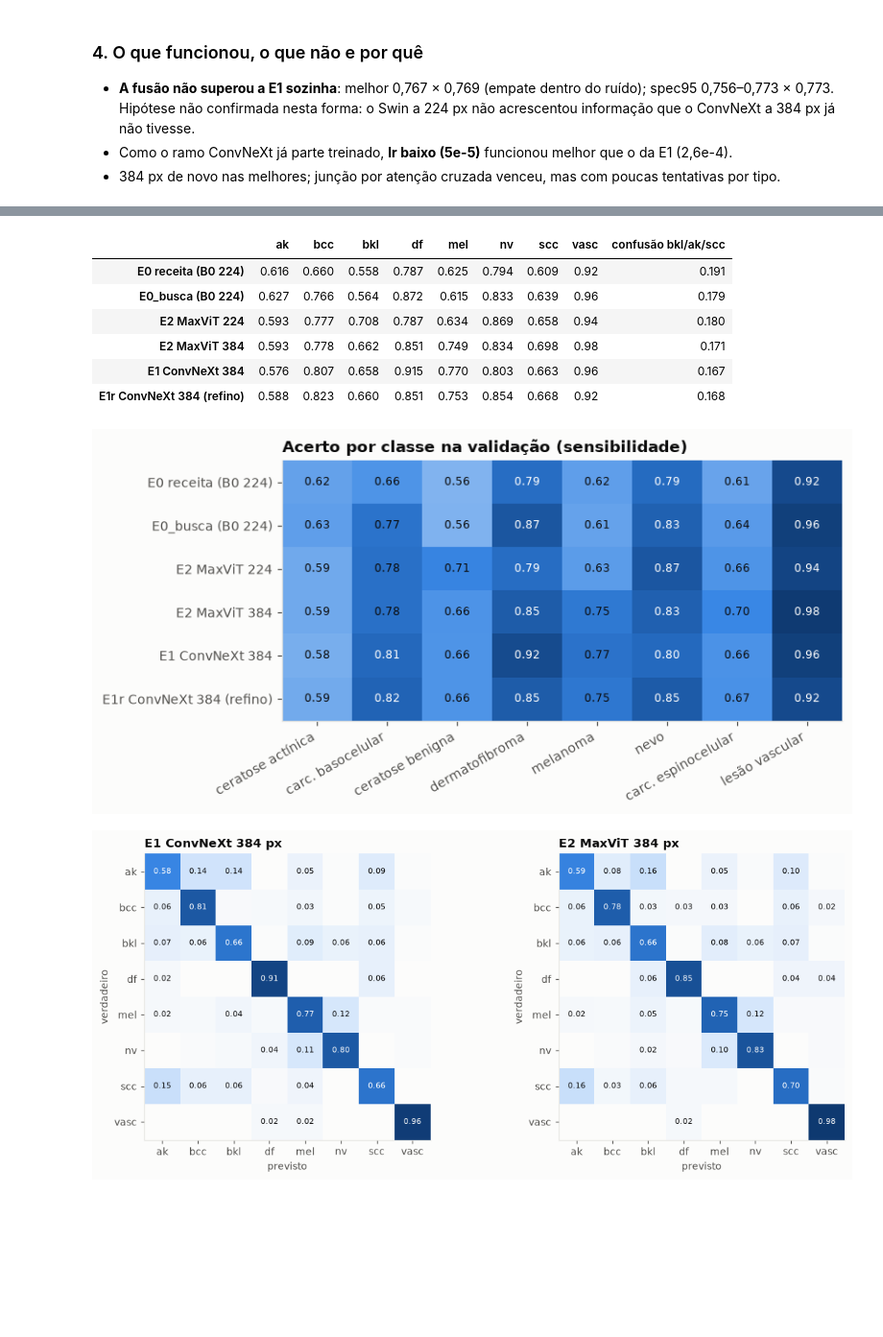
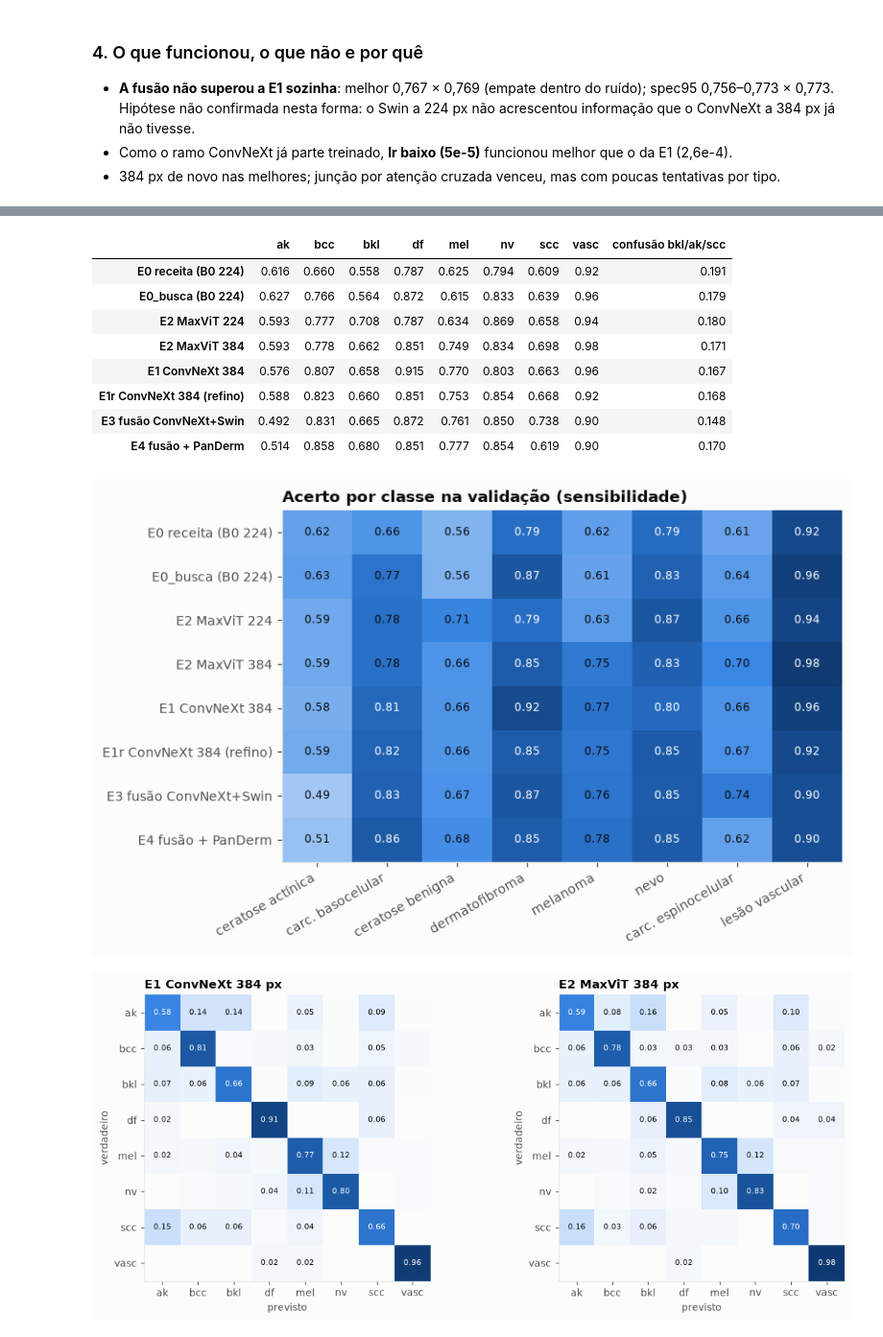
Before and after one commit to felipegava1/ProjetoFinal-InsperAI-FelipeGava-LucasBriones, a Jupyter notebook: notebook_dermatoscopia.ipynb, the cells around one changed output, grey strips where cells are left out. Shown at 96% size. Cells and saved outputs as stored; diff of their text form; code cells hidden in the pictures; blank space fills up the shorter version.

```diff
--- a/notebook_dermatoscopia.ipynb
+++ b/notebook_dermatoscopia.ipynb
@@ -507,16 +638,18 @@ rel.grafico_finais(finais); plt.tight_layout(); plt.show()
 # %%
-tab = rel.recall_por_classe(["E0_final_s42", "E0_busca_final_s42", "E2_final_s42", "E2_384_final_s42", "E1_final_s42", "E1r_final_s42"], ["E0 receita (B0 224)", "E0_busca (B0 224)", "E2 MaxViT 224", "E2 MaxViT 384", "E1 ConvNeXt 384", "E1r ConvNeXt 384 (refino)"])
+tab = rel.recall_por_classe(["E0_final_s42", "E0_busca_final_s42", "E2_final_s42", "E2_384_final_s42", "E1_final_s42", "E1r_final_s42", "E3_final_s42", "E4_final_s42"], ["E0 receita (B0 224)", "E0_busca (B0 224)", "E2 MaxViT 224", "E2 MaxViT 384", "E1 ConvNeXt 384", "E1r ConvNeXt 384 (refino)", "E3 fus\u00e3o ConvNeXt+Swin", "E4 fus\u00e3o + PanDerm"])
 display(tab)
 rel.heatmap_recall(tab); plt.tight_layout(); plt.show()
 # %% [output]
 |  | ak | bcc | bkl | df | mel | nv | scc | vasc | confusão bkl/ak/scc |
 | E0 receita (B0 224) | 0.616 | 0.660 | 0.558 | 0.787 | 0.625 | 0.794 | 0.609 | 0.92 | 0.191 |
 | E0_busca (B0 224) | 0.627 | 0.766 | 0.564 | 0.872 | 0.615 | 0.833 | 0.639 | 0.96 | 0.179 |
 | E2 MaxViT 224 | 0.593 | 0.777 | 0.708 | 0.787 | 0.634 | 0.869 | 0.658 | 0.94 | 0.180 |
 | E2 MaxViT 384 | 0.593 | 0.778 | 0.662 | 0.851 | 0.749 | 0.834 | 0.698 | 0.98 | 0.171 |
 | E1 ConvNeXt 384 | 0.576 | 0.807 | 0.658 | 0.915 | 0.770 | 0.803 | 0.663 | 0.96 | 0.167 |
 | E1r ConvNeXt 384 (refino) | 0.588 | 0.823 | 0.660 | 0.851 | 0.753 | 0.854 | 0.668 | 0.92 | 0.168 |
+| E3 fusão ConvNeXt+Swin | 0.492 | 0.831 | 0.665 | 0.872 | 0.761 | 0.850 | 0.738 | 0.90 | 0.148 |
+| E4 fusão + PanDerm | 0.514 | 0.858 | 0.680 | 0.851 | 0.777 | 0.854 | 0.619 | 0.90 | 0.170 |
-[figure, old version]
+[figure, new version]
 # %%
 fig, axs = plt.subplots(1, 2, figsize=(11, 4.6))
 rel.matriz_confusao('E1_final_s42', 'E1 ConvNeXt 384 px', axs[0])
```
Also changed, not shown: parts of 22 cells of this notebook, 23 other files.
